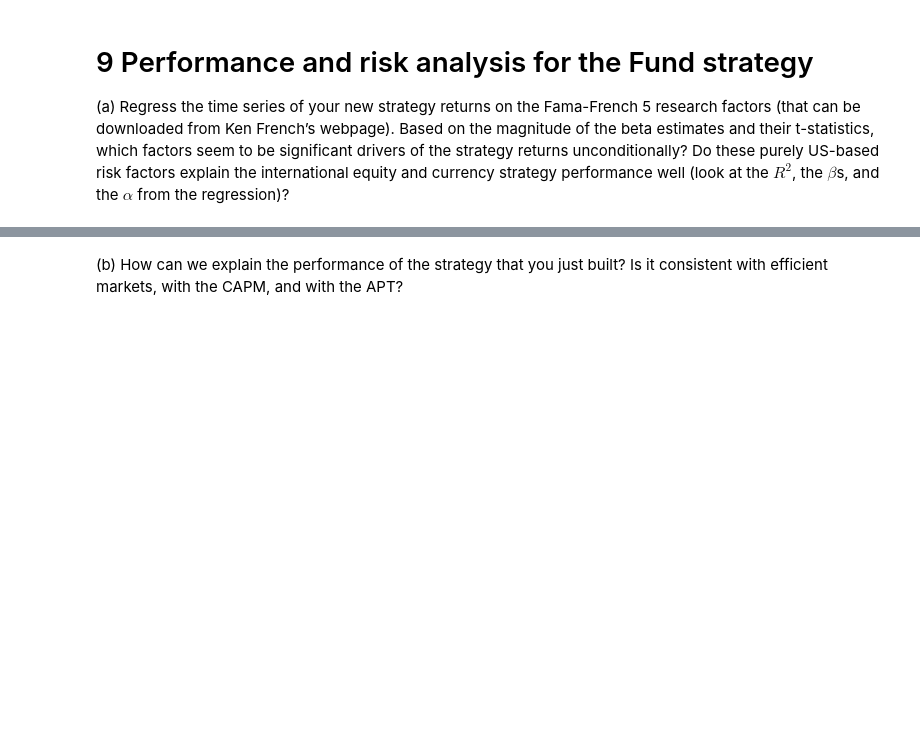
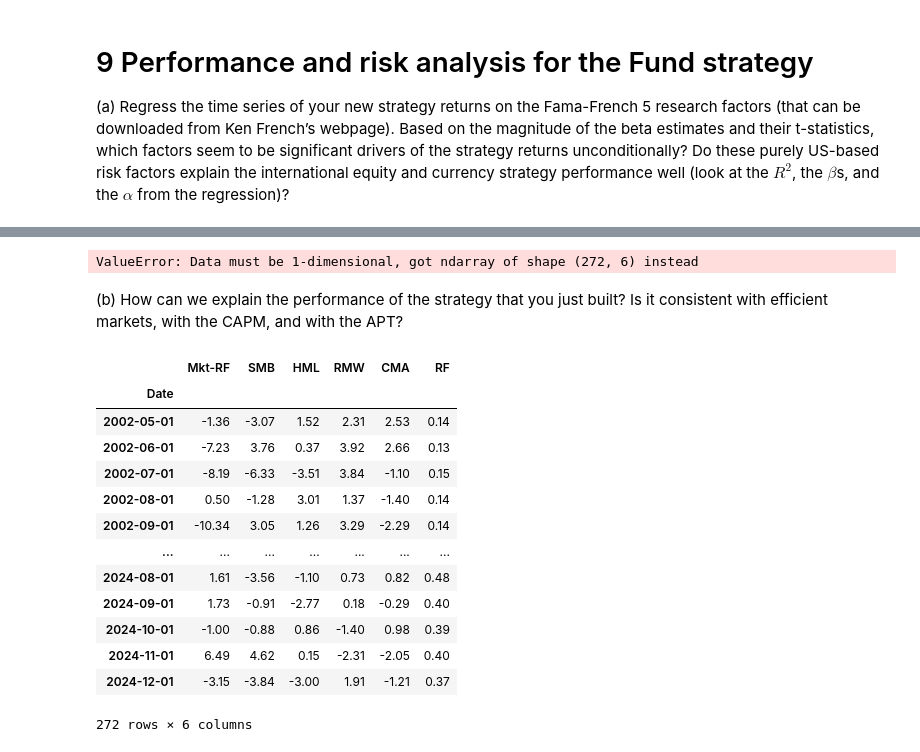
Before and after one commit to matthias-wyss/Investments-project, a Jupyter notebook: notebook.ipynb, the cells around one changed output, grey strips where cells are left out. Cells and saved outputs as stored; diff of their text form; code cells hidden in the pictures; blank space fills up the shorter version.

```diff
--- a/notebook.ipynb
+++ b/notebook.ipynb
@@ -1610,6 +1638,45 @@ Sharpe Ratio : 4.184560413058966
 # %%
 # Q9a
+# Regress the time series of your new strategy returns returns.csv on the the Fama-French 5 research factors preprocess/fama-french.csv. Based on the magnitude of the beta estimates and their t-statistic, which factors seem to be significant drivers of the strategy returns unconditionally? Do these purely US-based risk factors explain the international equity and currency strategy performance well (look at the R2, the βs, and the α from the regression)?
+
+fama_french = pd.read_csv('data/preprocess/fama-french.csv', index_col='Date', parse_dates=True)
+
+# TODO import the strategy returns from a csv file and delete dummy data
+strat = df_final_strat
+
+
+# Regress STRAT on Fama-French (Newey-West errors, lag=1)
+reg_mom_div = pd.DataFrame({
+    "STRAT": strat.iloc[60:],
+    "Fama-French": fama_french
+}).dropna()
+
+X_m = sm.add_constant(reg_mom_div["Fama-French"])
+y_m = reg_mom_div["STRAT"]
+strat_on_fama_french = sm.OLS(y_m, X_m).fit()
+
+print(">>> Regression of STRAT on Fama-French:")
+print(strat_on_fama_french.summary())
+print("\n")
+# %% [output]
+ValueError: Data must be 1-dimensional, got ndarray of shape (272, 6) instead
 # %% [markdown]
 (b) How can we explain the performance of the strategy that you just built? Is it consistent with efficient markets, with the CAPM, and with the APT?
 # %%
 # Q9b
+fama_french
+# %% [output]
+|  | Mkt-RF | SMB | HML | RMW | CMA | RF |
+| Date |  |  |  |  |  |  |
+| 2002-05-01 | -1.36 | -3.07 | 1.52 | 2.31 | 2.53 | 0.14 |
+| 2002-06-01 | -7.23 | 3.76 | 0.37 | 3.92 | 2.66 | 0.13 |
+| 2002-07-01 | -8.19 | -6.33 | -3.51 | 3.84 | -1.10 | 0.15 |
+| 2002-08-01 | 0.50 | -1.28 | 3.01 | 1.37 | -1.40 | 0.14 |
+| 2002-09-01 | -10.34 | 3.05 | 1.26 | 3.29 | -2.29 | 0.14 |
+| ... | ... | ... | ... | ... | ... | ... |
+| 2024-08-01 | 1.61 | -3.56 | -1.10 | 0.73 | 0.82 | 0.48 |
+| 2024-09-01 | 1.73 | -0.91 | -2.77 | 0.18 | -0.29 | 0.40 |
+| 2024-10-01 | -1.00 | -0.88 | 0.86 | -1.40 | 0.98 | 0.39 |
+| 2024-11-01 | 6.49 | 4.62 | 0.15 | -2.31 | -2.05 | 0.40 |
+| 2024-12-01 | -3.15 | -3.84 | -3.00 | 1.91 | -1.21 | 0.37 |
+272 rows × 6 columns
```
Also changed, not shown: parts of 2 cells of this notebook.
